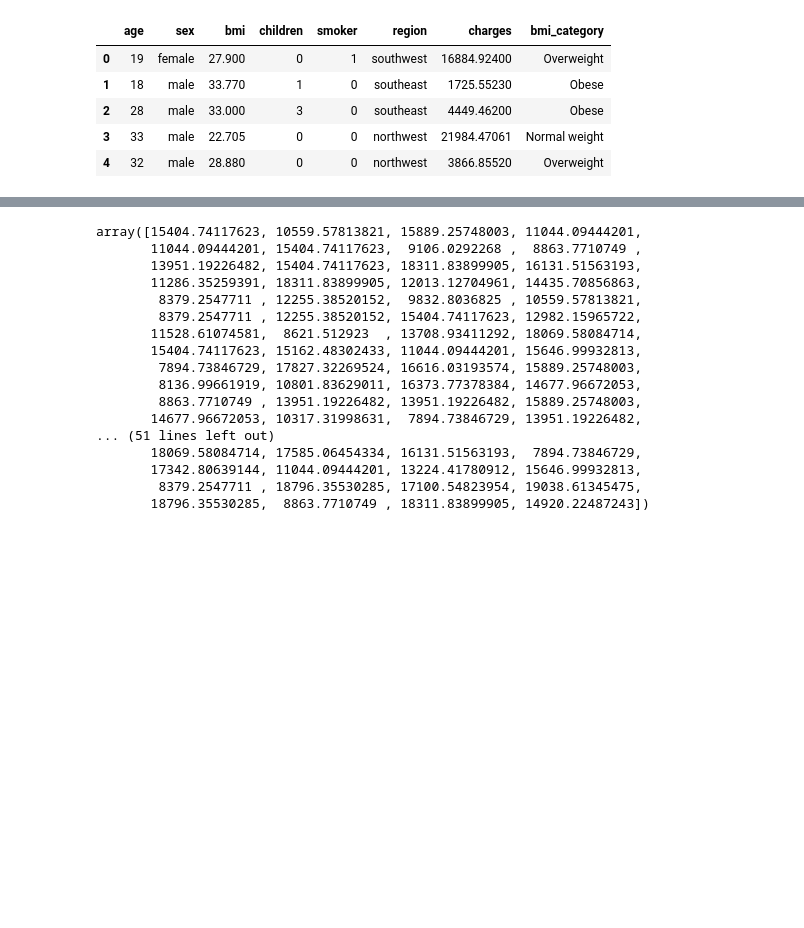
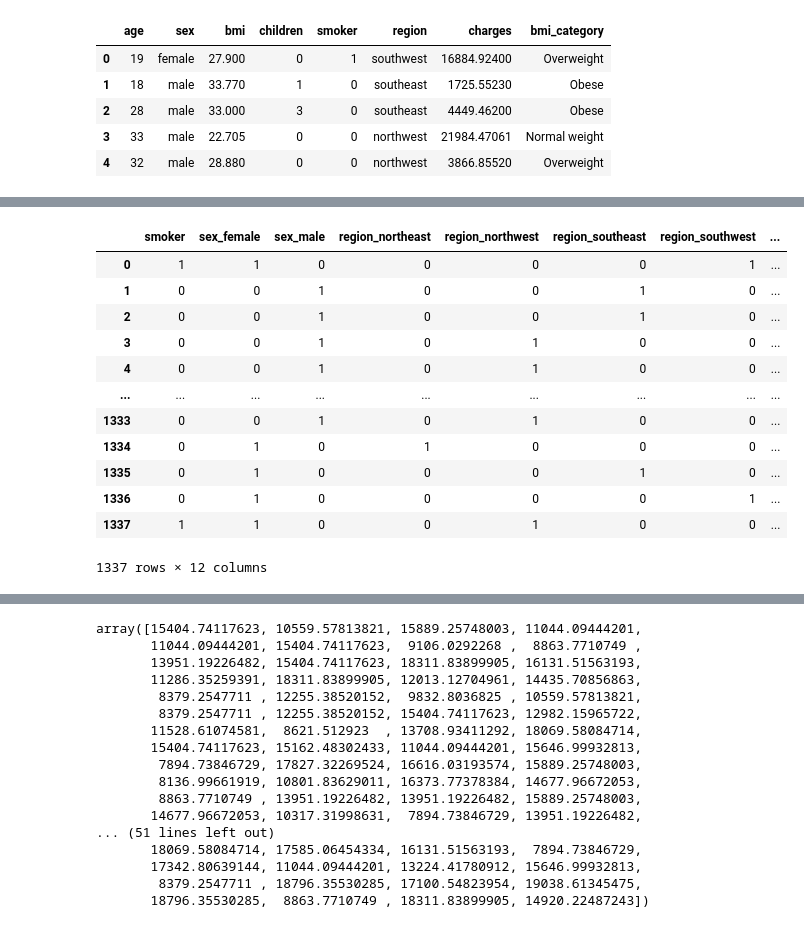
Before and after one commit to TJ-Mothokho/DataAnaylsis_Practical-Assessments, a Jupyter notebook: Medical_Costs_Case_Study-Practical_Assessment/MedicalCost_Practical_Assessment.ipynb, the cells around one changed output, grey strips where cells are left out. Drawn from its saved outputs; the diff is of its cells as text; code cells hidden in the pictures; blank space fills up the shorter version.

Commit message:
Added dummies

```diff
--- a/Medical_Costs_Case_Study-Practical_Assessment/MedicalCost_Practical_Assessment.ipynb
+++ b/Medical_Costs_Case_Study-Practical_Assessment/MedicalCost_Practical_Assessment.ipynb
@@ -329,0 +335,19 @@ y = df_encoded['charges']  # target variable
+# %%
+catCols = ['sex', 'smoker', 'region', 'bmi_category']
+
+dummies = pd.get_dummies(insurance[catCols])
+dummies
+# %% [output]
+|  | smoker | sex_female | sex_male | region_northeast | region_northwest | region_southeast | region_southwest | ... |
+| 0 | 1 | 1 | 0 | 0 | 0 | 0 | 1 | ... |
+| 1 | 0 | 0 | 1 | 0 | 0 | 1 | 0 | ... |
+| 2 | 0 | 0 | 1 | 0 | 0 | 1 | 0 | ... |
+| 3 | 0 | 0 | 1 | 0 | 1 | 0 | 0 | ... |
+| 4 | 0 | 0 | 1 | 0 | 1 | 0 | 0 | ... |
+| ... | ... | ... | ... | ... | ... | ... | ... | ... |
+| 1333 | 0 | 0 | 1 | 0 | 1 | 0 | 0 | ... |
+| 1334 | 0 | 1 | 0 | 1 | 0 | 0 | 0 | ... |
+| 1335 | 0 | 1 | 0 | 0 | 0 | 1 | 0 | ... |
+| 1336 | 0 | 1 | 0 | 0 | 0 | 0 | 1 | ... |
+| 1337 | 1 | 1 | 0 | 0 | 1 | 0 | 0 | ... |
+1337 rows × 12 columns
```
Also changed, not shown: parts of 3 cells of this notebook.
